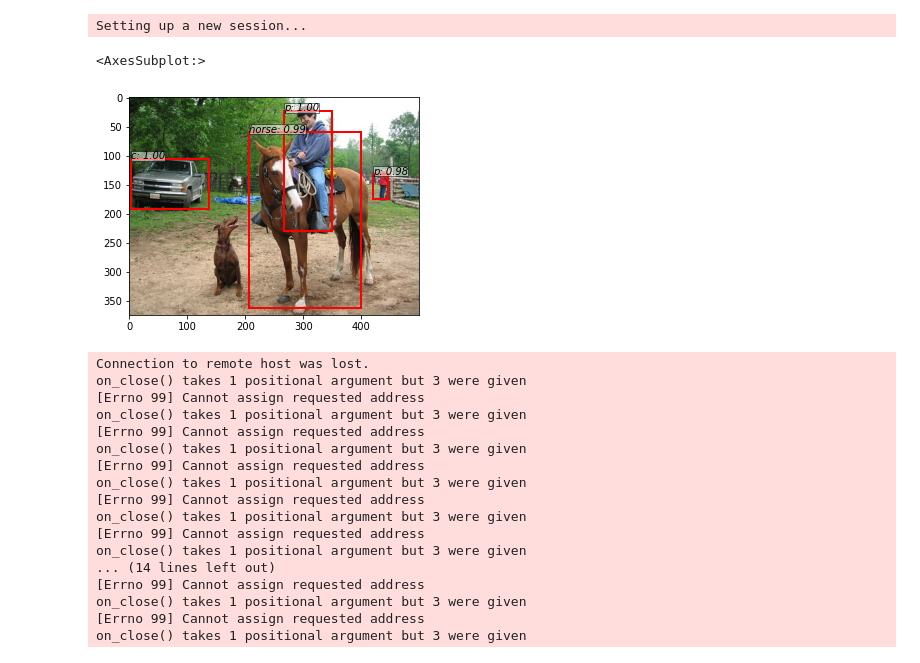
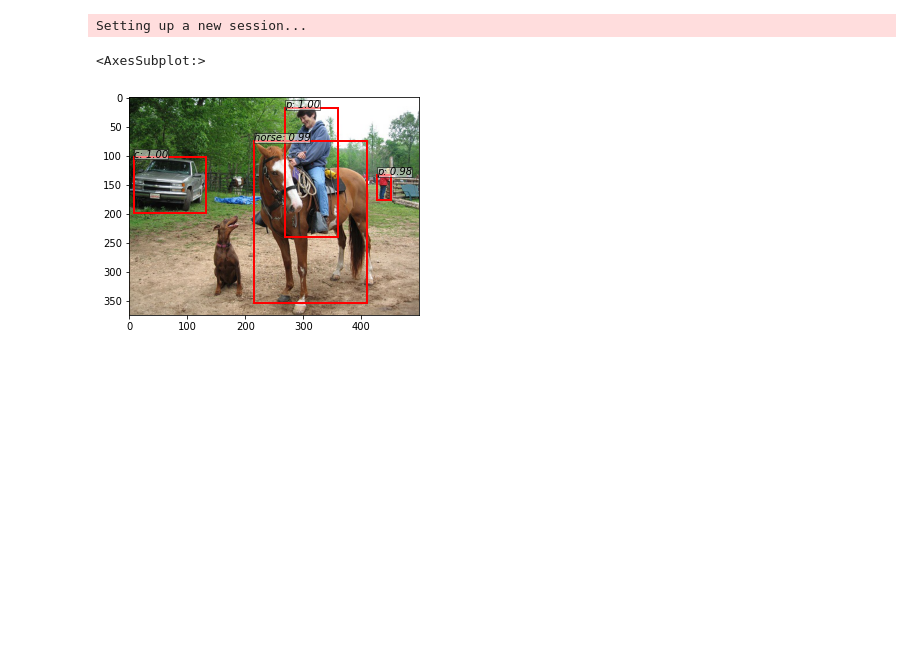
Before and after one commit to hojie11/Computer_Vision, a Jupyter notebook: Detection_Segmentation/Faster_RCNN/demo.ipynb, the cells around one changed output. Drawn from its saved outputs; the diff is of its cells as text; code cells hidden in the pictures; blank space fills up the shorter version.

Commit message:
update faster rcnn

```diff
--- a/Detection_Segmentation/Faster_RCNN/demo.ipynb
+++ b/Detection_Segmentation/Faster_RCNN/demo.ipynb
@@ -22,30 +19,13 @@ trainer = FasterRCNNTrainer(faster_rcnn).cuda()
 # %% [output]
 Setting up a new session...
 # %%
-trainer.load('/workspace/Computer_Vision/checkpoints/fasterrcnn_03050806_0.6709063460226801')
+trainer.load('/workspace/Computer_Vision/Detection_Segmentation/Faster_RCNN/checkpoints/fasterrcnn_03051752_0.6965840944804166')
 opt.caffe_pretrain=False
 _bboxes, _labels, _scores = trainer.faster_rcnn.predict(img, visualize=True)
 vis_bbox(at.tonumpy(img[0]),
          at.tonumpy(_bboxes[0]),
          at.tonumpy(_labels[0]).reshape(-1),
          at.tonumpy(_scores[0]).reshape(-1))
 # %% [output]
 <AxesSubplot:>
-[figure, old version]
+[figure, new version]
-Connection to remote host was lost.
-on_close() takes 1 positional argument but 3 were given
-[Errno 99] Cannot assign requested address
-on_close() takes 1 positional argument but 3 were given
-[Errno 99] Cannot assign requested address
-on_close() takes 1 positional argument but 3 were given
-[Errno 99] Cannot assign requested address
-on_close() takes 1 positional argument but 3 were given
-[Errno 99] Cannot assign requested address
-on_close() takes 1 positional argument but 3 were given
-[Errno 99] Cannot assign requested address
-on_close() takes 1 positional argument but 3 were given
-... (14 lines left out)
-[Errno 99] Cannot assign requested address
-on_close() takes 1 positional argument but 3 were given
-[Errno 99] Cannot assign requested address
-on_close() takes 1 positional argument but 3 were given
```
Also changed, not shown: parts of 1 cell of this notebook, 6 other files.
